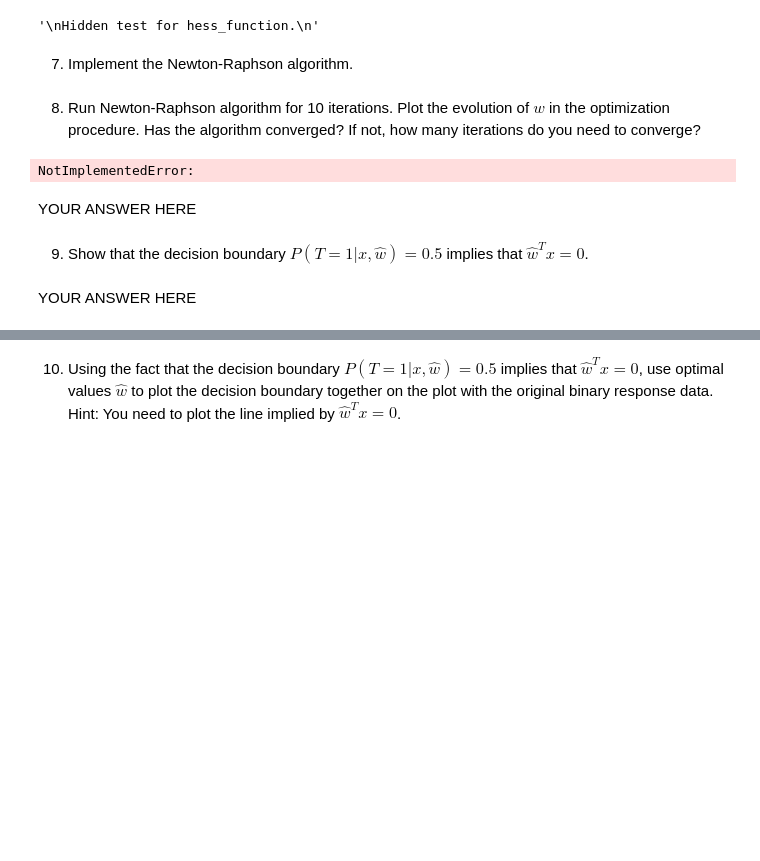
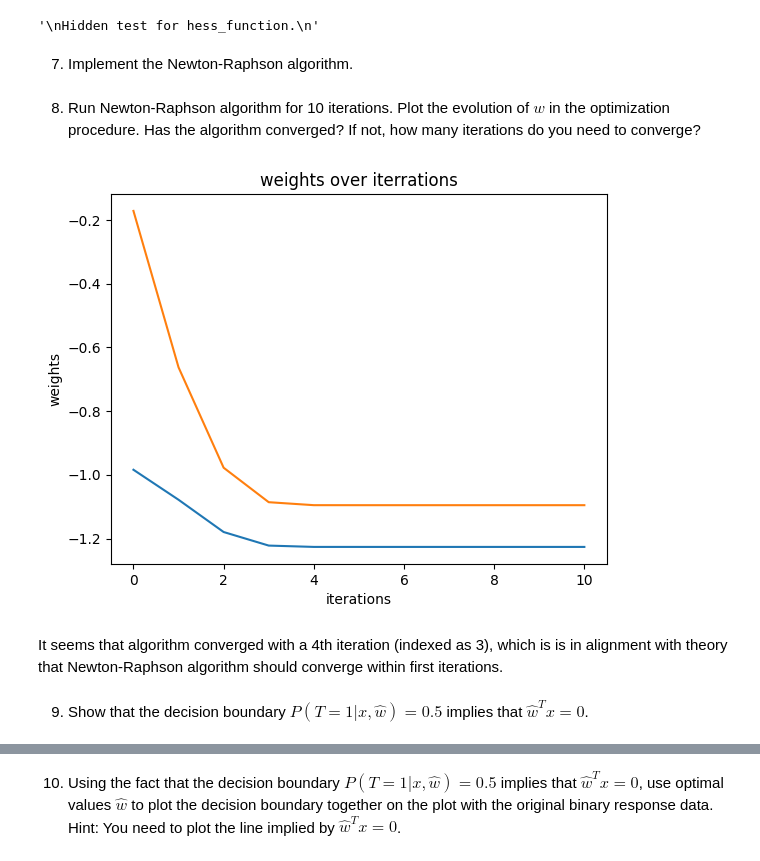
Before and after one commit to meraxion/SML24_as01, a Jupyter notebook: SML24_as04/SML24_as04_1.ipynb, the cells around one changed output, grey strips where cells are left out. Drawn from its saved outputs; the diff is of its cells as text; code cells hidden in the pictures; blank space fills up the shorter version.

Commit message:
finish first and second parts of first file

```diff
--- a/SML24_as04/SML24_as04_1.ipynb
+++ b/SML24_as04/SML24_as04_1.ipynb
@@ -204,8 +246,11 @@ def grad_function(w,x,t,sig_sq):
     gradient as (2,) np.ndarray
 
     """
-    # YOUR CODE HERE
-    raise NotImplementedError()
+    P = 1/(1+np.exp(-x@w.T))
+    x_up = (t-P)@x
+    gradient = -w/sig_sq + x_up
+
+    return gradient
 # %%
 """
 Hidden test for grad_function.
@@ -237,8 +282,14 @@ def hess_function(w,x,t,sig_sq):
     Hessian matrix as (2,2) np.ndarray
 
     """
-    # YOUR CODE HERE
-    raise NotImplementedError()
+    P = 1/(1+np.exp(-x@w.T))
+
+    P_term = (P*(1-P)).reshape(50, 1)
+    P_sum = (P_term * x).T@x
+
+    Hessian = np.eye(w.shape[0]) * -1/sig_sq - P_sum
+
+    return Hessian
 # %%
 """
 Hidden test for hess_function.
@@ -269,18 +320,33 @@ def newton_raphson(x, t, sig_sq):
     [w, all_w] list, where w(2, 1) np.ndarray of final values of w
                      and all_w is the list trajectories of w
     """
-    # YOUR CODE HERE
-    raise NotImplementedError()
+    # because we're not given w as input here, then I assume that an actual loop of those 10 simulations asked in 8th question, actually has to happen in this function. If w have been given as an input, then I would have called this function for one update step and have a loop in question 8.
+
+    # random initialization of weights
+    N = 10
+    all_w = np.random.uniform(-2, 2, (N+1, x.shape[1]))
+    for i in range(N):
+        E = grad_function(all_w[i], x, t, sig_sq)
+        H = hess_function(all_w[i], x, t, sig_sq)
+        all_w[i+1] = all_w[i]-np.linalg.inv(H)@E
+    w = all_w[-1]
+    return [w, list(all_w)]
 # %% [markdown]
 8. Run Newton-Raphson algorithm for 10 iterations. Plot the evolution of $w$ in the optimization procedure. Has the algorithm converged? If not, how many iterations do you need to converge?
-# %%
-# YOUR CODE HERE
-raise NotImplementedError()
-# %% [output]
-NotImplementedError:
-# %% [markdown]
-YOUR ANSWER HERE
+# %%
+sig_sq = 0.5
+
+weights_data = newton_raphson(x, t, sig_sq)
+
+all_w = weights_data[1]
+plt.title('weights over iterrations')
+plt.plot(all_w)
+plt.xlabel('iterations')
+plt.ylabel('weights')
+plt.show()
+# %% [output]
+[figure, added]
+# %% [markdown]
+It seems that algorithm converged with a 4th iteration (indexed as 3), which is is in alignment with theory that Newton-Raphson algorithm should converge within first iterations.
 # %% [markdown]
 9. Show that the decision boundary $P(T=1|x, \hat{w})=0.5$ implies that $\hat{w}^{T}x=0$.
-# %% [markdown]
-YOUR ANSWER HERE
```
Also changed, not shown: parts of 22 cells of this notebook.
